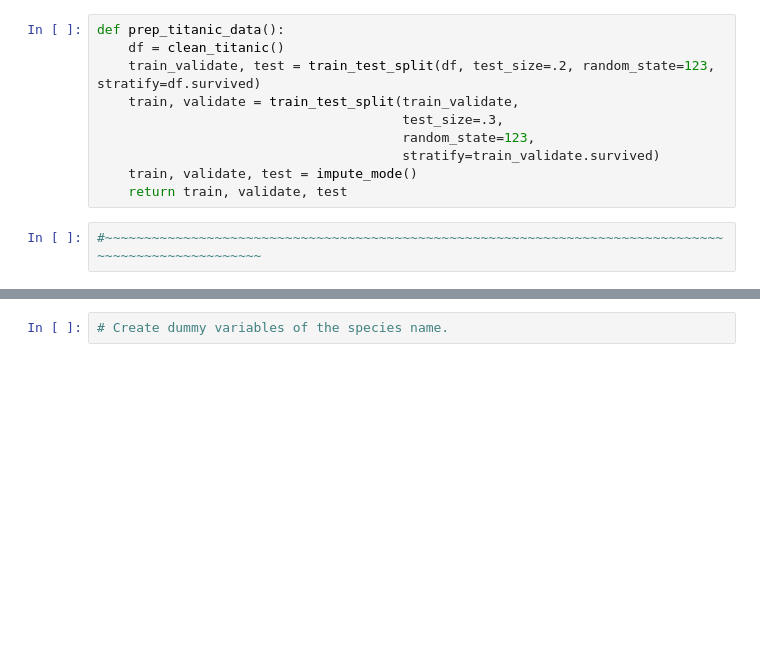
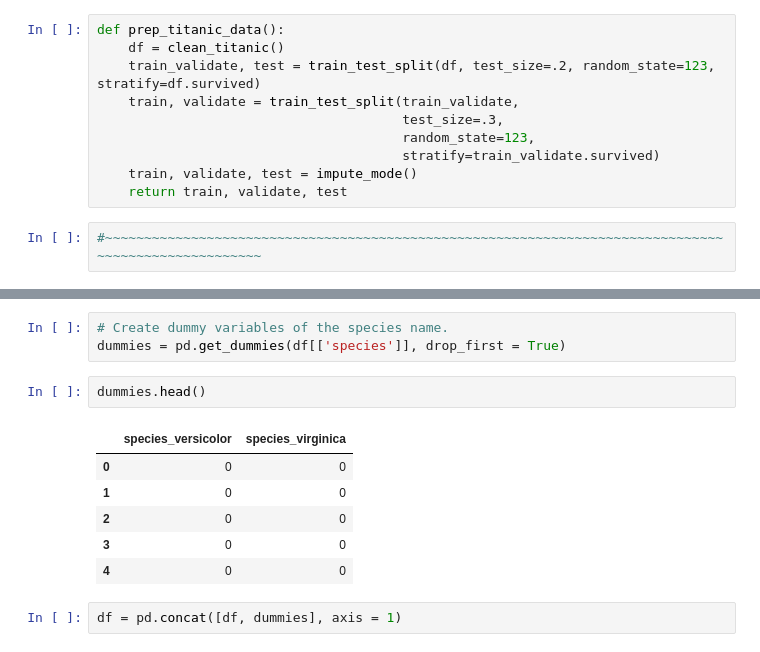
Before and after one commit to ljackson707/classification-exercises, a Jupyter notebook: classification_exercises2.ipynb, the cells around one changed output, grey strips where cells are left out. Cells and saved outputs as stored; diff of their text form; blank space fills up the shorter version.

```diff
--- a/classification_exercises2.ipynb
+++ b/classification_exercises2.ipynb
@@ -275,2 +302,14 @@ memory usage: 176.0+ bytes
 # %%
 # Create dummy variables of the species name.
+dummies = pd.get_dummies(df[['species']], drop_first = True)
+# %%
+dummies.head()
+# %% [output]
+|  | species_versicolor | species_virginica |
+| 0 | 0 | 0 |
+| 1 | 0 | 0 |
+| 2 | 0 | 0 |
+| 3 | 0 | 0 |
+| 4 | 0 | 0 |
+# %%
+df = pd.concat([df, dummies], axis = 1)
```
Also changed, not shown: parts of 15 cells of this notebook.
